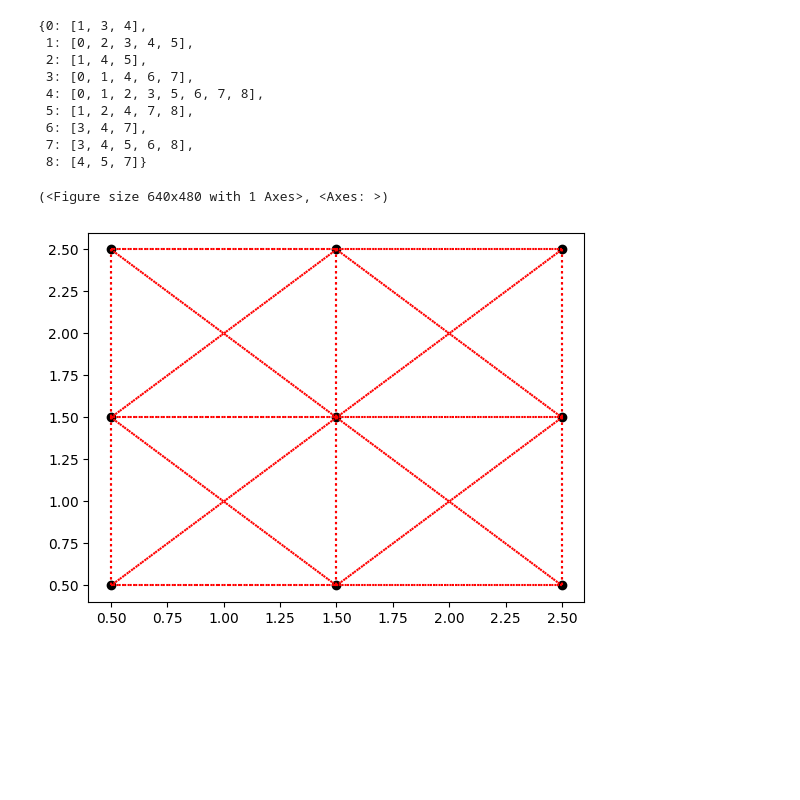
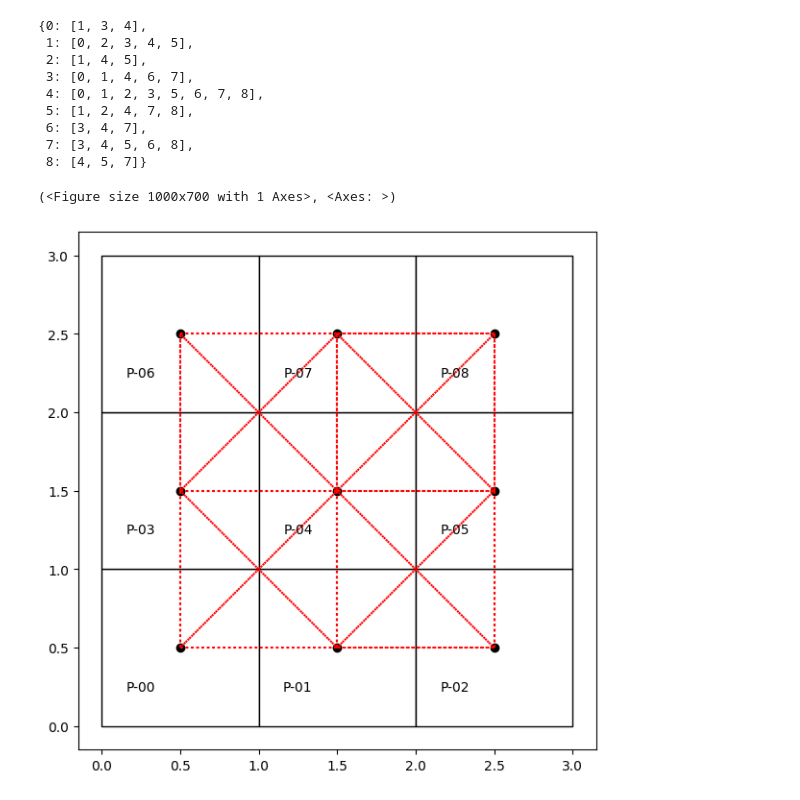
Before and after one commit to arunrajks/geospatial_analysis, a Jupyter notebook: spatail_weights.ipynb, the cells around one changed output. Cells and saved outputs as stored; diff of their text form; code cells hidden in the pictures; blank space fills up the shorter version.

```diff
--- a/spatail_weights.ipynb
+++ b/spatail_weights.ipynb
@@ -96,9 +96,26 @@ wq.neighbors
  6: [3, 4, 7],
  7: [3, 4, 5, 6, 8],
  8: [4, 5, 7]}
-# %%
-# Plot weights connectivity
-wq.plot(gdf, edge_kws=dict(color="r", linestyle=":"))
-# %% [output]
-(<Figure size 640x480 with 1 Axes>, <Axes: >)
-[figure, removed]
+# %%
+ax = gdf.plot(facecolor="w", edgecolor="k", figsize=(10, 7))
+
+# Loop over each cell and add the text
+for x, y, t in zip(
+    [p.centroid.x - 0.25 for p in polys],
+    [p.centroid.y - 0.25 for p in polys],
+    [i for i in gdf["id"]],
+):
+    plt.text(
+        x,
+        y,
+        t,
+        verticalalignment="center",
+        horizontalalignment="center",
+    )
+
+
+# Plot weights connectivity
+wq.plot(gdf, edge_kws=dict(color="r", linestyle=":"), ax=ax)
+# %% [output]
+(<Figure size 1000x700 with 1 Axes>, <Axes: >)
+[figure, added]
```
